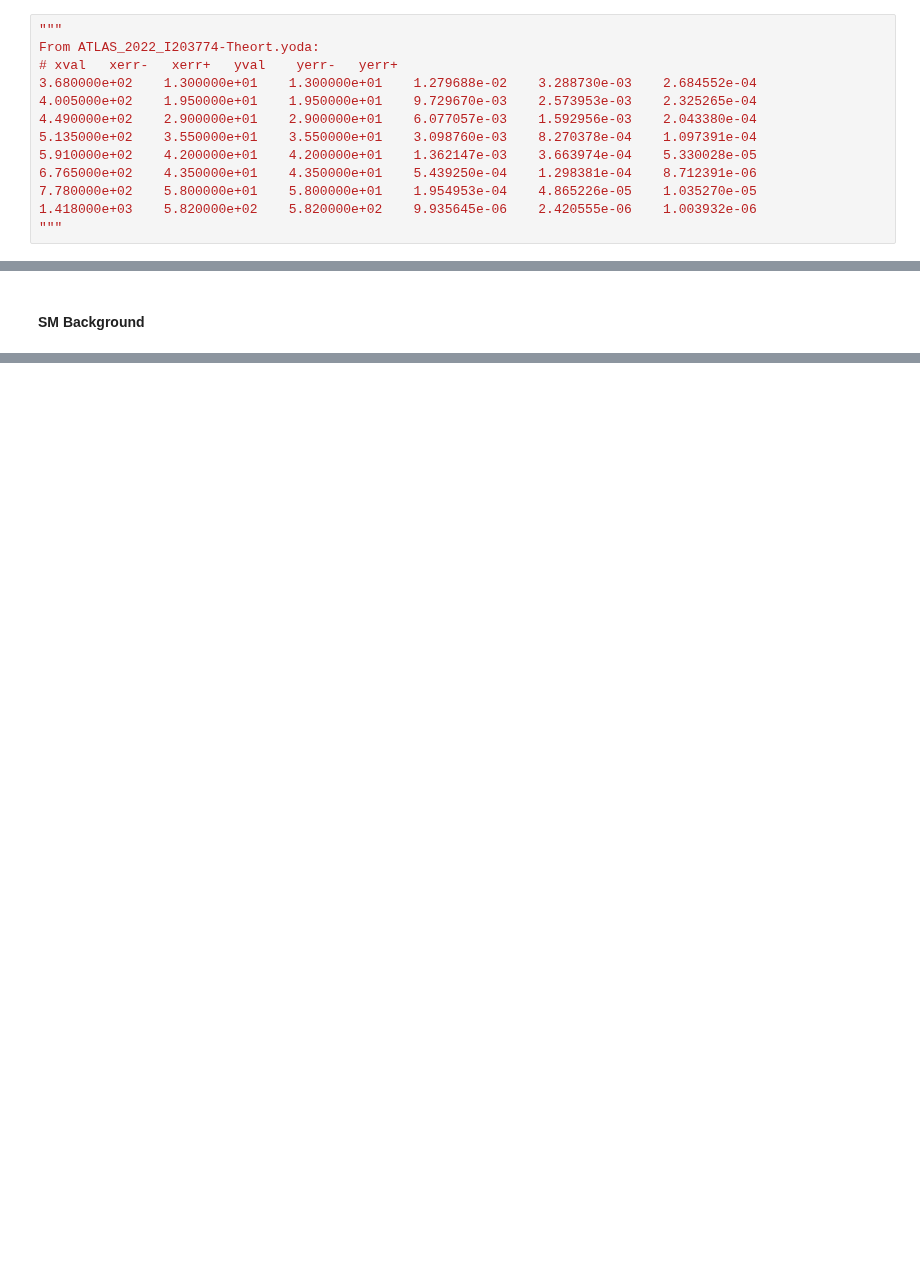
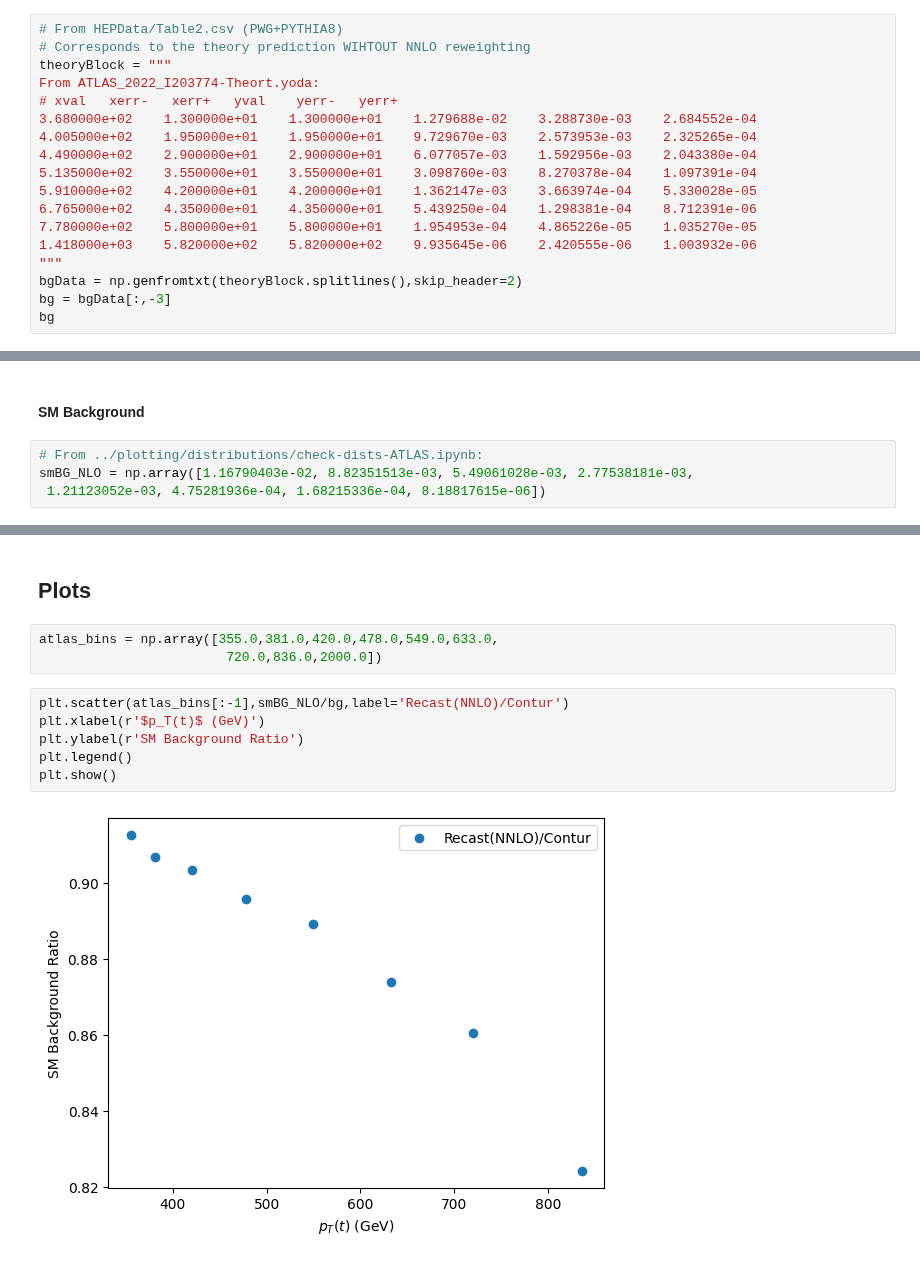
Before and after one commit to andlessa/SMStoEFT, a Jupyter notebook: Recast/ATLAS-TOPQ-2019-23_tpT/conturComp.ipynb, the cells around one changed output, grey strips where cells are left out. Saved outputs shown, nothing was run; the diff lists cells and outputs as text; blank space fills up the shorter version.

Commit message:
Checking Contur CLs

```diff
--- a/Recast/ATLAS-TOPQ-2019-23_tpT/conturComp.ipynb
+++ b/Recast/ATLAS-TOPQ-2019-23_tpT/conturComp.ipynb
@@ -3,7 +10,9 @@
 # %% [markdown]
 #### SM Background:
 # %%
-"""
+# From HEPData/Table2.csv (PWG+PYTHIA8)
+# Corresponds to the theory prediction WIHTOUT NNLO reweighting
+theoryBlock = """
 From ATLAS_2022_I203774-Theort.yoda:
 # xval	 xerr-	 xerr+	 yval	 yerr-	 yerr+
 3.680000e+02	1.300000e+01	1.300000e+01	1.279688e-02	3.288730e-03	2.684552e-04
@@ -15,4 +24,7 @@ From ATLAS_2022_I203774-Theort.yoda:
 7.780000e+02	5.800000e+01	5.800000e+01	1.954953e-04	4.865226e-05	1.035270e-05
 1.418000e+03	5.820000e+02	5.820000e+02	9.935645e-06	2.420555e-06	1.003932e-06
 """
+bgData = np.genfromtxt(theoryBlock.splitlines(),skip_header=2)
+bg = bgData[:,-3]
+bg
 # %% [output]
@@ -45,2 +62,6 @@ uncertainties = [[6.21067227e-07,6.21067227e-07],
 # %% [markdown]
 #### SM Background
+# %%
+# From ../plotting/distributions/check-dists-ATLAS.ipynb:
+smBG_NLO = np.array([1.16790403e-02, 8.82351513e-03, 5.49061028e-03, 2.77538181e-03,
+ 1.21123052e-03, 4.75281936e-04, 1.68215336e-04, 8.18817615e-06])
@@ -46,0 +134,13 @@ uncertainties = [[6.21067227e-07,6.21067227e-07],
+# %% [markdown]
+## Plots
+# %%
+atlas_bins = np.array([355.0,381.0,420.0,478.0,549.0,633.0,
+                        720.0,836.0,2000.0])
+# %%
+plt.scatter(atlas_bins[:-1],smBG_NLO/bg,label='Recast(NNLO)/Contur')
+plt.xlabel(r'$p_T(t)$ (GeV)')
+plt.ylabel(r'SM Background Ratio')
+plt.legend()
+plt.show()
+# %% [output]
+[figure, added]
```
Also changed, not shown: parts of 14 cells of this notebook, 2 other files.
